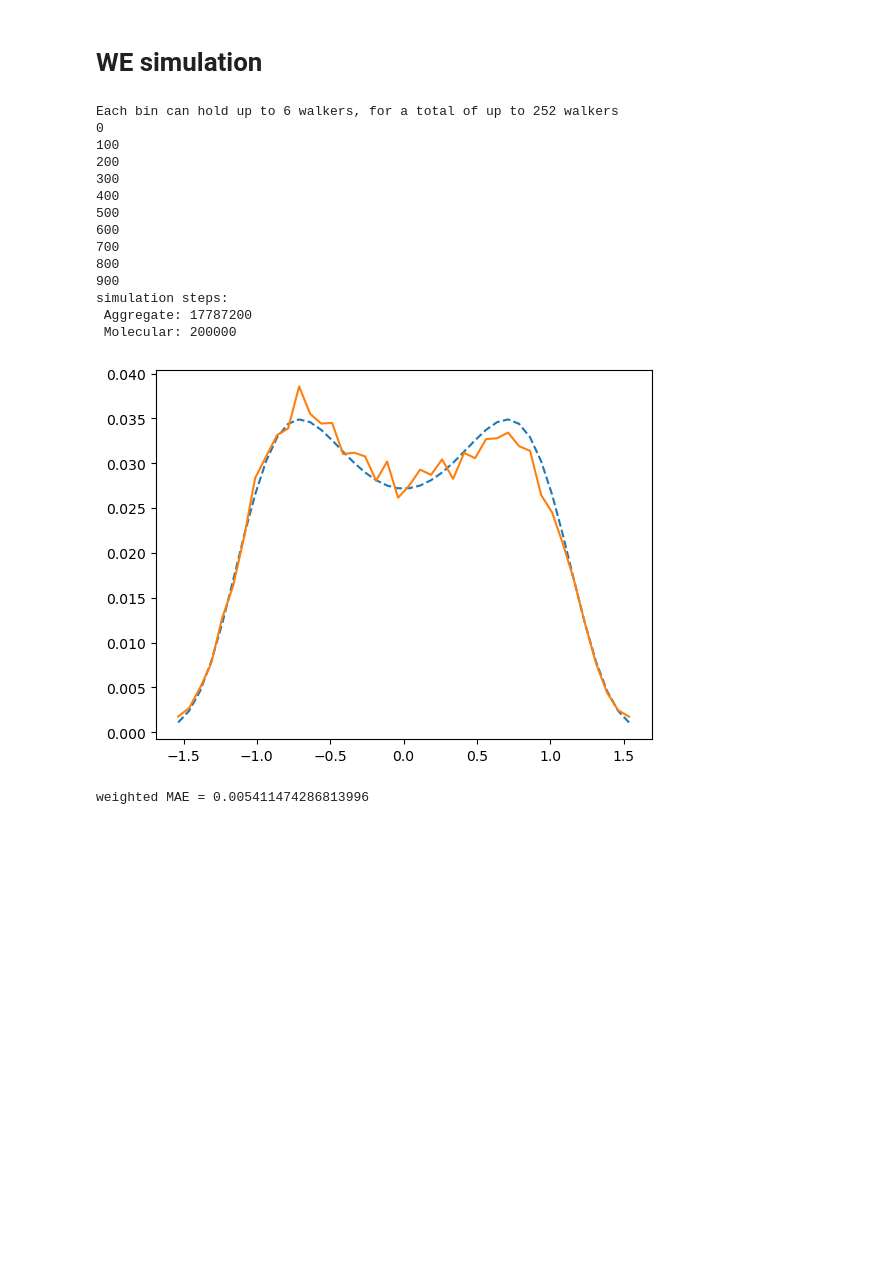
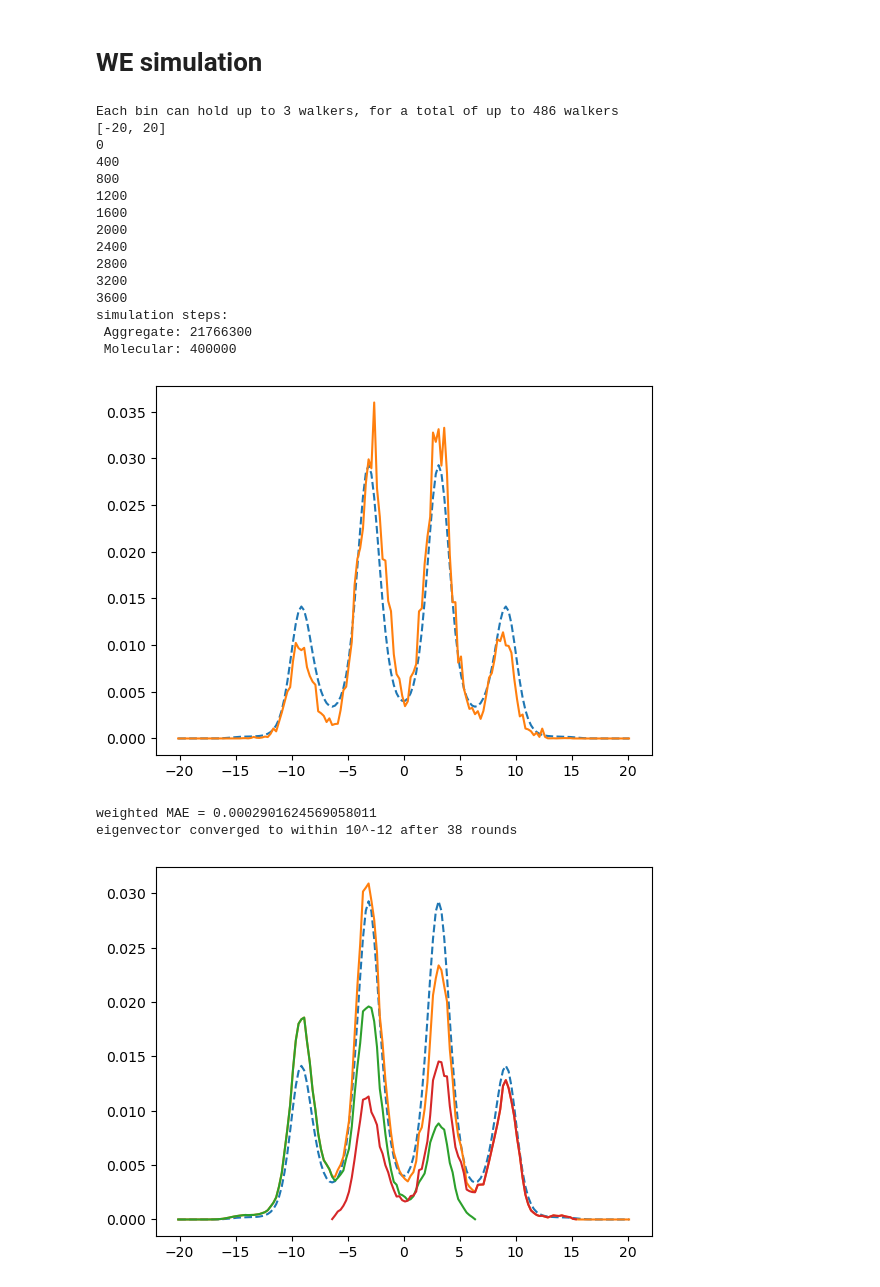
Before and after one commit to JonathanHB/sampling-methods, a Jupyter notebook: testing_v2.ipynb, the cells around one changed output. Saved outputs shown, nothing was run; the diff lists cells and outputs as text; code cells hidden in the pictures; blank space fills up the shorter version.

```diff
--- a/testing_v2.ipynb
+++ b/testing_v2.ipynb
@@ -10,6 +10,8 @@ import analysis
 import matplotlib.pyplot as plt
 import importlib
 
+importlib.reload(energy_landscapes)
+
 #methods for fast print debugging
 def p(x):
     print(x)
@@ -20,7 +22,10 @@ def ps(x):
 
 kT = 1
 dt = 0.001
-system1 = energy_landscapes.unit_double_well()
+nbins = 160
+save_period = 100 #in steps; used to set nsteps below
+system1 = energy_landscapes.unit_sine_well()
 system1.plot_quantity(system1.potential)
 system1.plot_quantity(system1.F)
+#system1.analysis_bins(40)
 # %% [output]
@@ -81,56 +88,68 @@ MFPT = 883+-60 steps
 # %%
 #Weighted ensemble (WE) parameters and inputs
 
-N = 240             #total number of walkers within binrange
-nbins = 40         #total number of bins within binrange
+N = 500             #total number of walkers within binrange
+#nbins = 40         #total number of bins within binrange
+#nbins should match the value above, at least for analysis; make a separate n_bins_analysis variable
 
 walkers_per_bin = round(N/nbins)
 print(f"Each bin can hold up to {walkers_per_bin} walkers, for a total of up to {walkers_per_bin*(nbins+2)} walkers")
 
-binrange = [-1.5, 1.5] #progress coordinate range within which to bin simulations
+binrange = system1.standard_analysis_range
+print(binrange)
+
+#progress coordinate range within which to bin simulations
                     #this should extend well past the stall point for examination of the WE stall force
                     #the area past either end of binrange is a bin extending to either + or - inf, yielding a total of nbins+2 bins
 n_macrostates=2
 
-nsteps = 200        #round length
-nrounds = 1000        #number of WE rounds to run
+nsteps = save_period        #round length; to match long simulations since MFPT = f(lag time)
+nrounds = 4000              #number of WE rounds to run
 
-x_init_val = system1.standard_init_coord()
+x_init_val = system1.standard_init_coord
 
 #run weighted ensemble with brownian dynamics
 #put this on multiple lines
 x_init, e_init, w_init, binbounds, xtrj, etrj, wtrj, transitions, hamsm_transitions, n_trans_by_round \
 = weighted_ensemble_2.weighted_ensemble_start(\
                     x_init_val,\
                     nrounds,\
                     nbins,\
                     walkers_per_bin,\
                     binrange, propagators.propagate_save1,\
                     [system1, kT, dt, nsteps],\
                     system1.ensemble_class,\
                     n_macrostates,\
                     ha_binning=False)
 
 
 aggregate_walkers = len([j for i in xtrj for j in i])
 print(f"simulation steps:\n Aggregate: {nsteps*aggregate_walkers} \n Molecular: {nsteps*nrounds}")
 
 x, p, xs, es = weighted_ensemble_2.landscape_recovery(xtrj, wtrj, binbounds, transitions, hamsm_transitions, n_trans_by_round, nrounds, n_macrostates, system1.potential, system1.macro_class, kT)
 metrics = analysis.landscape_comparison(system1, kT, x, p, metrics = ["maew"])
+
+x_hamsm, eqp_hamsm, x_ens, p_ens, mfpts_hamsm = analysis.hamsm_analysis(hamsm_transitions, nbins, system1, nsteps, lag_time=1, show_TPM=False)
+#long_simulation.hamsm_analysis(long_trjs, nbins, system1, save_period, lag_time=1, show_TPM=False)
+metrics = analysis.landscape_comparison(system1, kT, x_hamsm, eqp_hamsm, metrics = ["maew"], ensemble_data = [x_ens, p_ens])
+analysis.print_mfpts_2states(mfpts_hamsm)
 # %% [output]
-Each bin can hold up to 6 walkers, for a total of up to 252 walkers
+Each bin can hold up to 3 walkers, for a total of up to 486 walkers
+[-20, 20]
 0
-100
-200
-300
 400
-500
-600
-700
 800
-900
+1200
+1600
+2000
+2400
+2800
+3200
+3600
 simulation steps:
- Aggregate: 17787200
- Molecular: 200000
+ Aggregate: 21766300
+ Molecular: 400000
-[figure, old version]
+[figure, new version]
-weighted MAE = 0.005411474286813996
+weighted MAE = 0.0002901624569058011
+eigenvector converged to within 10^-12 after 38 rounds
+[figure, added]
```
Also changed, not shown: parts of 4 cells of this notebook, 6 other files.
